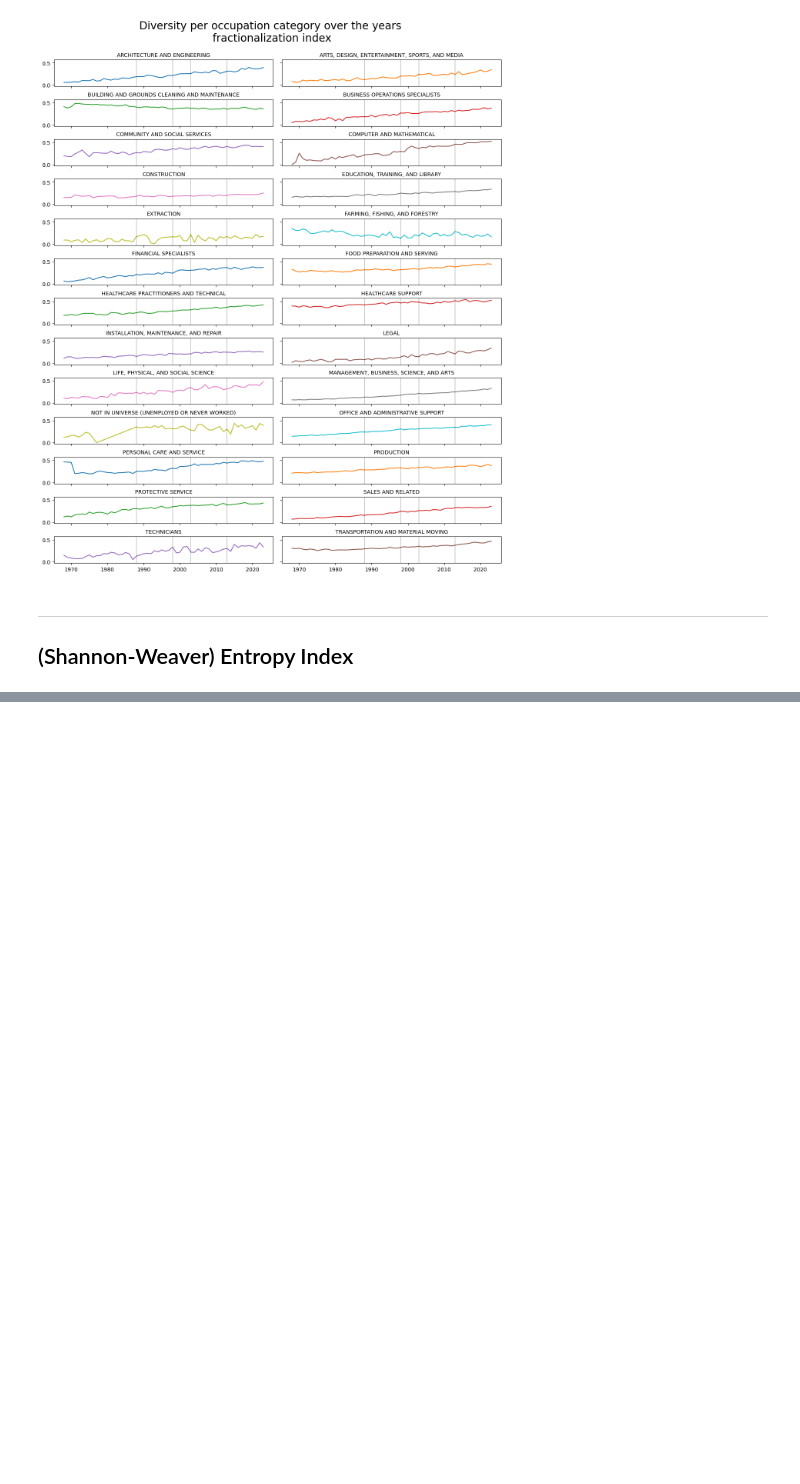
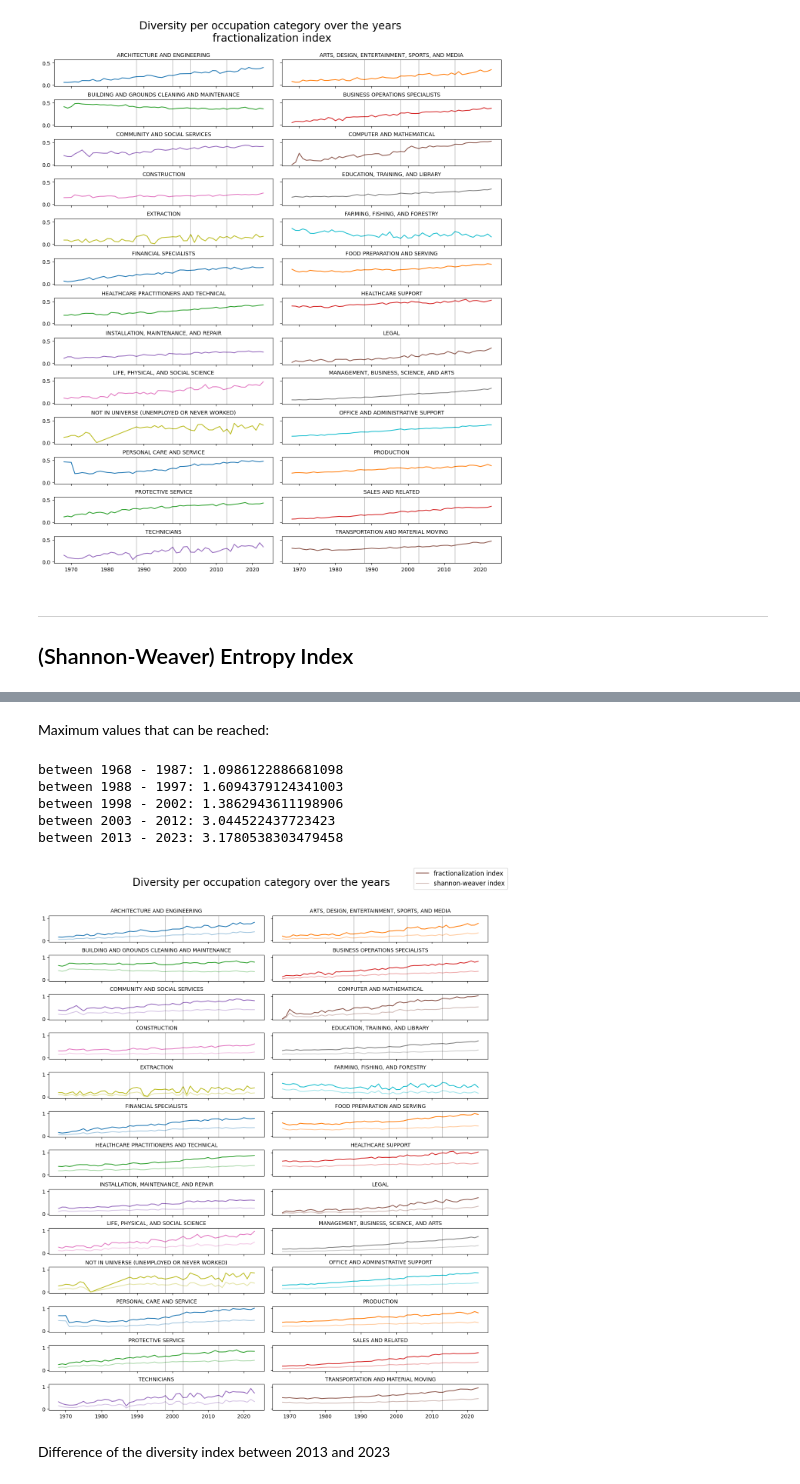
Before and after one commit to JuliaPutz/interdisciplinary_project, a Jupyter notebook: exploration/diversity_measures.ipynb, the cells around one changed output, grey strips where cells are left out. Cells and saved outputs as stored; diff of their text form; code cells hidden in the pictures; blank space fills up the shorter version.

```diff
--- a/exploration/diversity_measures.ipynb
+++ b/exploration/diversity_measures.ipynb
@@ -209,0 +347,3 @@ Text(0.5, 0.94, 'Diversity per occupation category over the years\n fractionaliz
+# %%
+# category diversity over all years
+cat_diversity_overtime = frac_cat_overtime.merge(sw_index_cat, on=['YEAR', 'occ_category'])
@@ -209,0 +385,2 @@ Text(0.5, 0.94, 'Diversity per occupation category over the years\n fractionaliz
+# %% [markdown]
+Maximum values that can be reached:
@@ -209,0 +393,38 @@ Text(0.5, 0.94, 'Diversity per occupation category over the years\n fractionaliz
+# %%
+print(f'between 1968 - 1987: {max_sw_68_87}')
+print(f'between 1988 - 1997: {max_sw_88_97}')
+print(f'between 1998 - 2002: {max_sw_98_02}')
+print(f'between 2003 - 2012: {max_sw_03_12}')
+print(f'between 2013 - 2023: {max_sw_23}')
+# %% [output]
+between 1968 - 1987: 1.0986122886681098
+between 1988 - 1997: 1.6094379124341003
+between 1998 - 2002: 1.3862943611198906
+between 2003 - 2012: 3.044522437723423
+between 2013 - 2023: 3.1780538303479458
+# %%
+fig, axs = plt.subplots(13,2, figsize=(15, 17), sharex=True, sharey=True)
+axs = list(chain(*axs))
+fig.subplots_adjust(hspace= 0.5, wspace=0.04)
+colors = plt.rcParams["axes.prop_cycle"]()
+
+for (occupation_category, group_df), ax in zip(cat_diversity_overtime.groupby('occ_category'), axs):
+
+    c = next(colors)["color"]
+    ax.plot(group_df['YEAR'], group_df['sw_index'], color=c, label='fractionalization index')
+    ax.plot(group_df['YEAR'], group_df['frac_index'], color=c, alpha=0.4, label='shannon-weaver index')
+    ax.set_title(occupation_category, fontsize =10)
+
+    ax.axvline(x=1988, color='black', alpha=0.2)
+    ax.axvline(x=1998, color='black', alpha=0.2)
+    ax.axvline(x=2003, color='black', alpha=0.2)
+    ax.axvline(x=2013, color='black', alpha=0.2)
+
+fig.legend(*[*zip(*{l:h for h,l in zip(*ax.get_legend_handles_labels())}.items())][::-1], loc =  'upper right', fontsize = 12, bbox_to_anchor=(0.94, 0.96))
+fig.suptitle('Diversity per occupation category over the years',ha='center', fontsize=20, y = 0.94)
+
+plt.savefig(r'../../plots/diversity_overtime_categories.png')
+# %% [output]
+[figure, added]
+# %% [markdown]
+Difference of the diversity index between 2013 and 2023
```
Also changed, not shown: parts of 35 cells of this notebook.
